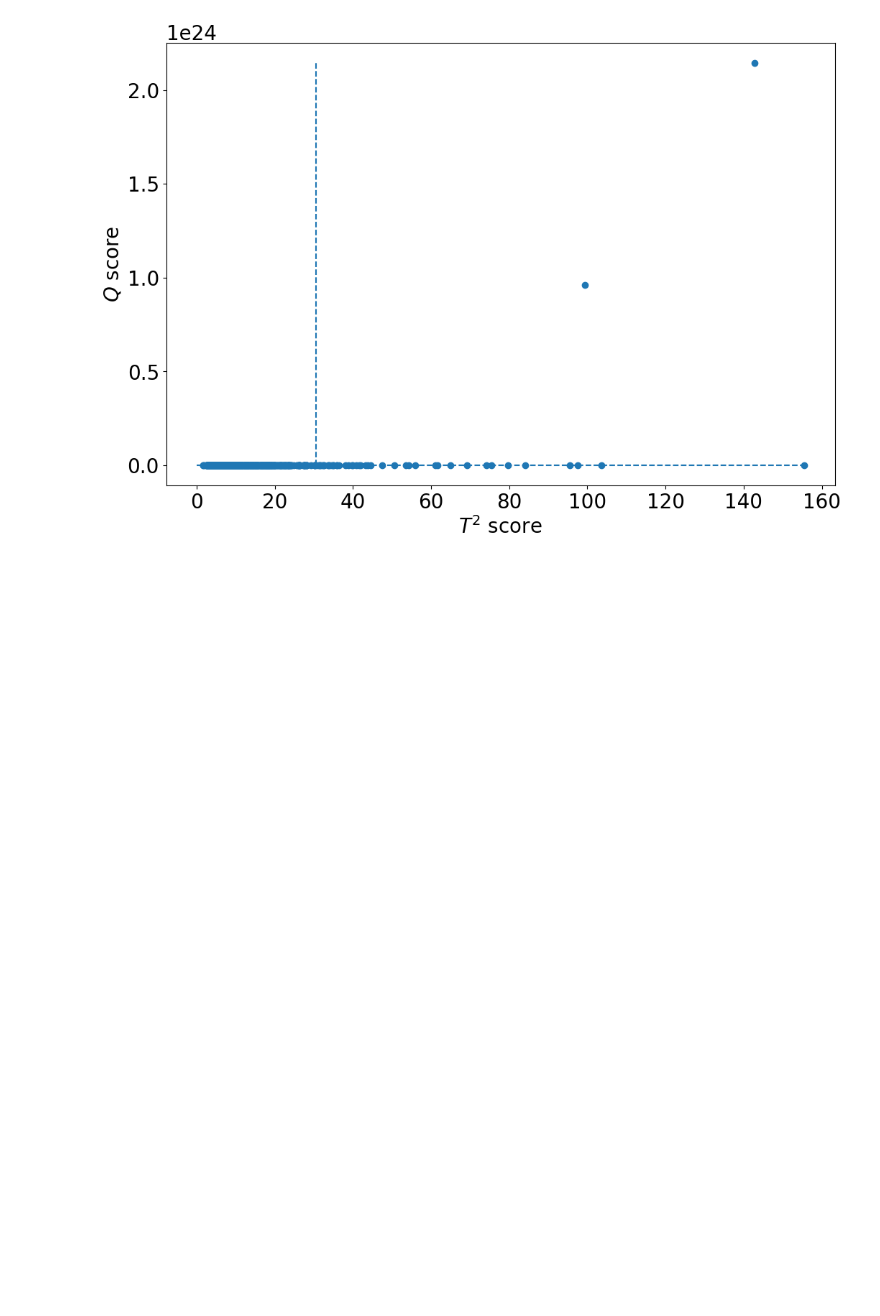
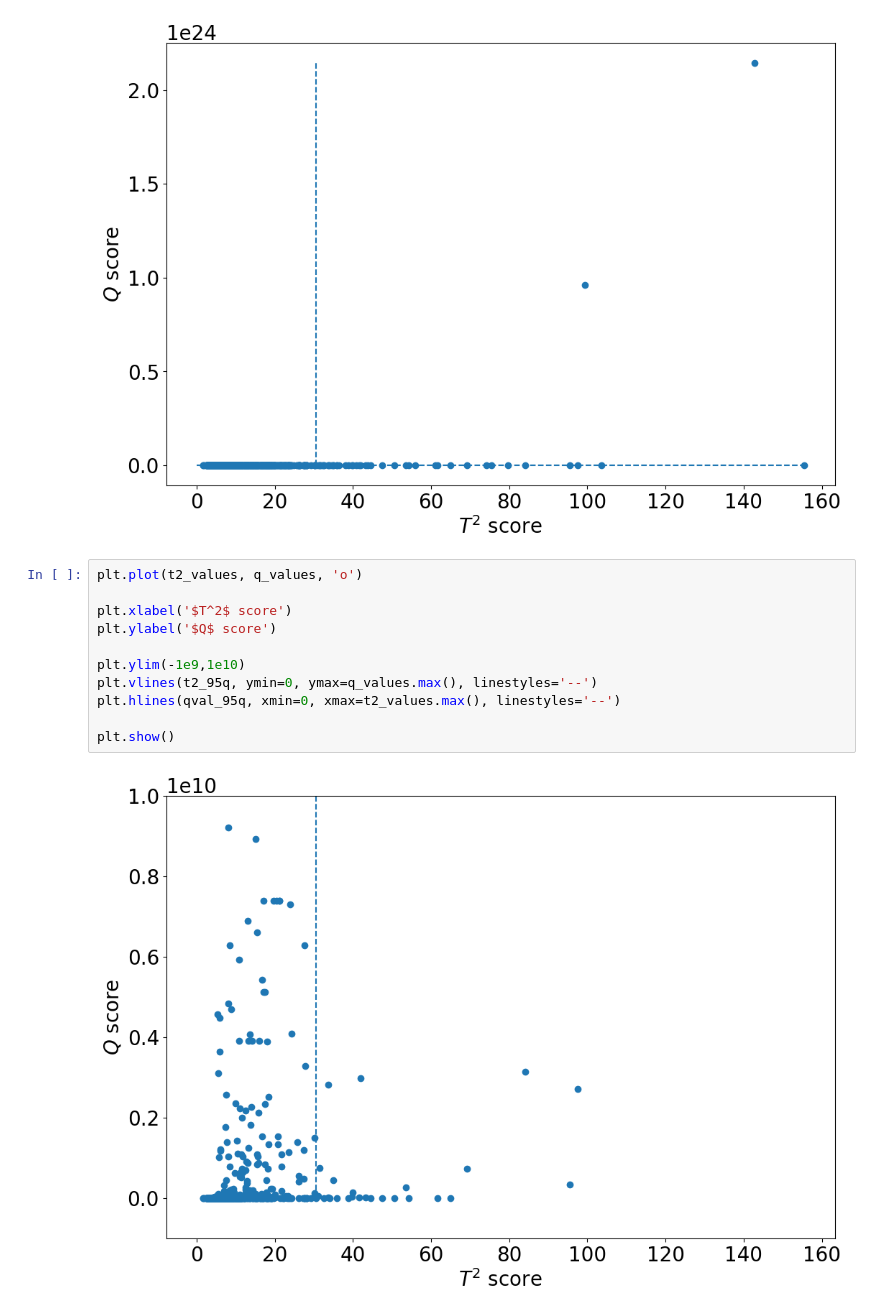
Before and after one commit to ARIM-Training/Training_python_4, a Jupyter notebook: 第7回_解析例2_水溶解度データと構造生成_モデル作成.ipynb, the cells around one changed output. Saved outputs shown, nothing was run; the diff lists cells and outputs as text; blank space fills up the shorter version.

```diff
--- a/第7回_解析例2_水溶解度データと構造生成_モデル作成.ipynb
+++ b/第7回_解析例2_水溶解度データと構造生成_モデル作成.ipynb
@@ -392,3 +492,16 @@ plt.hlines(qval_95q, xmin=0, xmax=t2_values.max(), linestyles='--')
 plt.show()
 # %% [output]
 [figure]
+# %%
+plt.plot(t2_values, q_values, 'o')
+
+plt.xlabel('$T^2$ score')
+plt.ylabel('$Q$ score')
+
+plt.ylim(-1e9,1e10)
+plt.vlines(t2_95q, ymin=0, ymax=q_values.max(), linestyles='--')
+plt.hlines(qval_95q, xmin=0, xmax=t2_values.max(), linestyles='--')
+
+plt.show()
+# %% [output]
+[figure, added]
```
Also changed, not shown: parts of 18 cells of this notebook, 3 other files.
